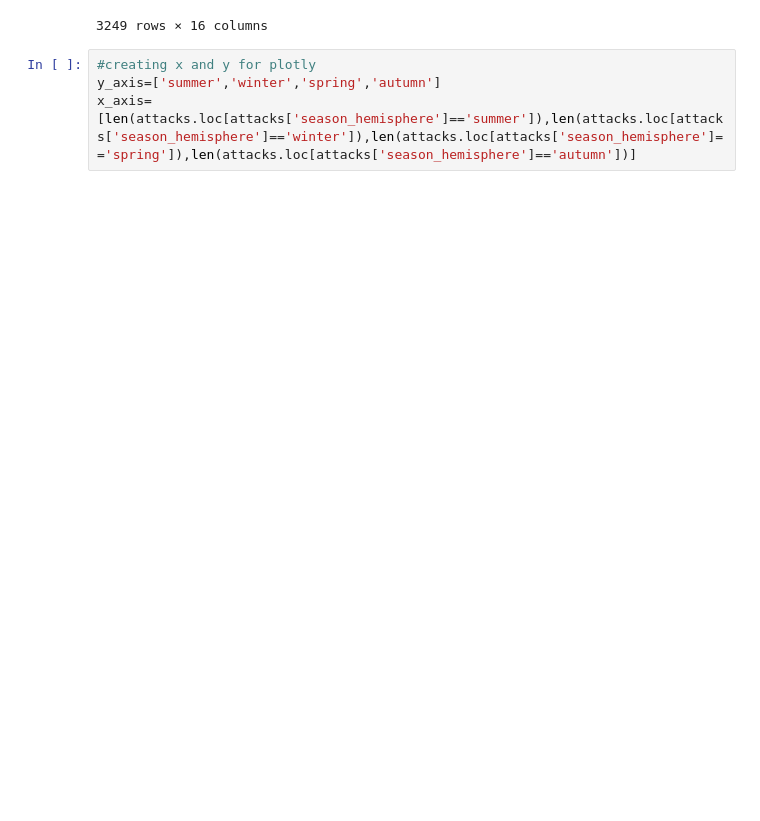
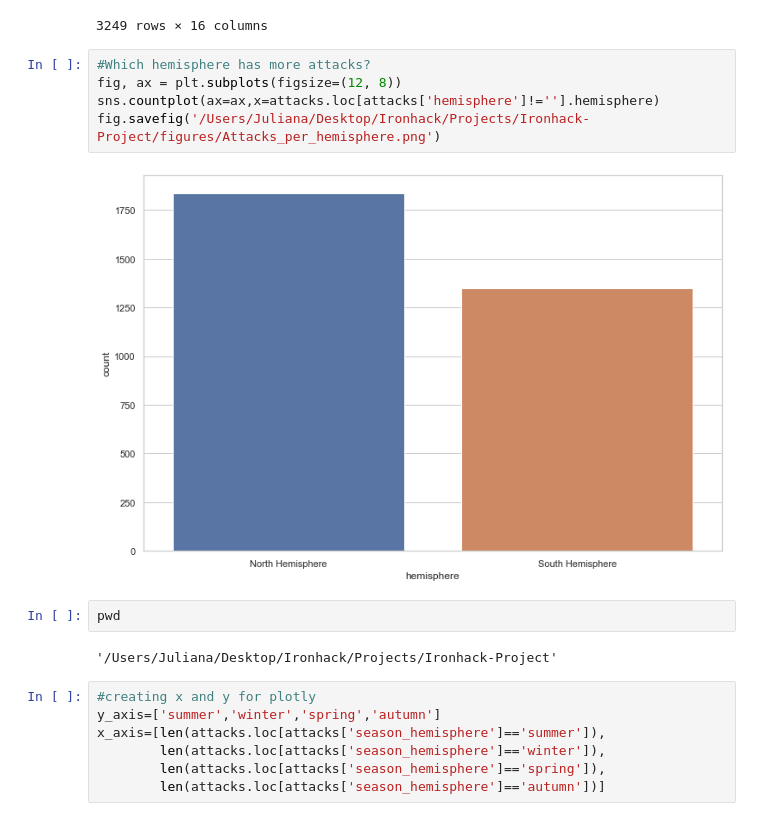
Before and after one commit to ju-br/Cleaning-data-and-evidence-based-insights-Shark-Attack-Project, a Jupyter notebook: Project 1 - Shark attack.ipynb, the cells around one changed output. Cells and saved outputs as stored; diff of their text form; blank space fills up the shorter version.

```diff
--- a/Project 1 - Shark attack.ipynb
+++ b/Project 1 - Shark attack.ipynb
@@ -492,10 +492,24 @@ attacks
 | 6002 | Apr | 1855 | Unprovoked | AUSTRALIA | South Australia | Port Wakefield | Fell overboard from the Malacca | F | 2 | FATAL | ... |
 | 6019 | Jul | 1852 | Invalid | ATLANTIC OCEAN | NaN | NaN | NaN | F | 1 | Death preceded shark involvement | ... |
 3249 rows × 16 columns
+# %%
+#Which hemisphere has more attacks?
+fig, ax = plt.subplots(figsize=(12, 8))
+sns.countplot(ax=ax,x=attacks.loc[attacks['hemisphere']!=''].hemisphere)
+fig.savefig('/Users/Juliana/Desktop/Ironhack/Projects/Ironhack-Project/figures/Attacks_per_hemisphere.png')
+# %% [output]
+[figure, added]
+# %%
+pwd
+# %% [output]
+'/Users/Juliana/Desktop/Ironhack/Projects/Ironhack-Project'
 # %%
 #creating x and y for plotly
 y_axis=['summer','winter','spring','autumn']
-x_axis=[len(attacks.loc[attacks['season_hemisphere']=='summer']),len(attacks.loc[attacks['season_hemisphere']=='winter']),len(attacks.loc[attacks['season_hemisphere']=='spring']),len(attacks.loc[attacks['season_hemisphere']=='autumn'])]
+x_axis=[len(attacks.loc[attacks['season_hemisphere']=='summer']),
+        len(attacks.loc[attacks['season_hemisphere']=='winter']),
+        len(attacks.loc[attacks['season_hemisphere']=='spring']),
+        len(attacks.loc[attacks['season_hemisphere']=='autumn'])]
 # %%
 #Are most attacks during summer?
 fig=go.Figure(go.Bar(x=x_axis,y=y_axis,orientation='h'))
```
Also changed, not shown: parts of 5 cells of this notebook.
